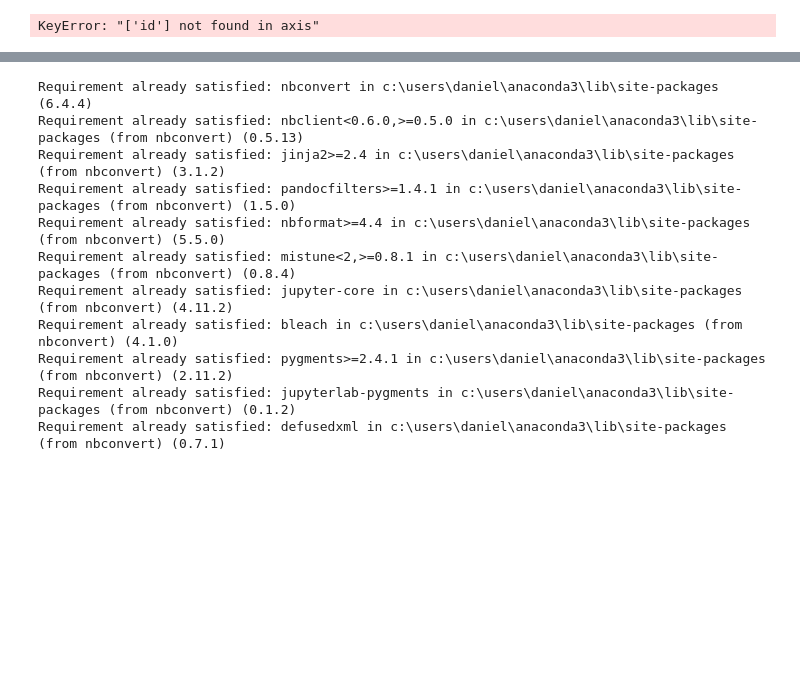
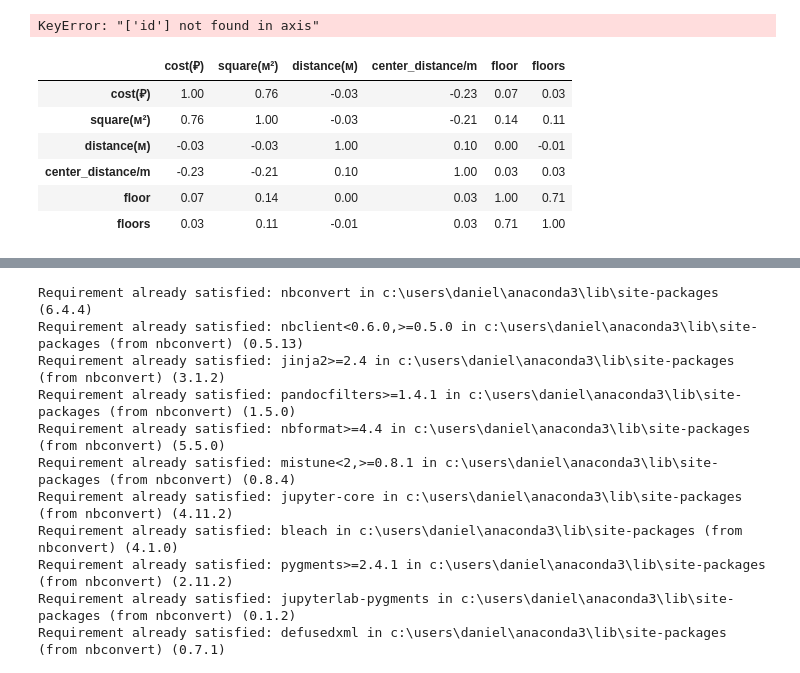
Before and after one commit to Gabuchev/Apartments-in-Moscow---The-simplest-recommendation-system, a Jupyter notebook: Rec.Sys.ipynb, the cells around one changed output, grey strips where cells are left out. Cells and saved outputs as stored; diff of their text form; code cells hidden in the pictures; blank space fills up the shorter version.

```diff
--- a/Rec.Sys.ipynb
+++ b/Rec.Sys.ipynb
@@ -1128,3 +1128,19 @@ Metro_encoders.head (5)
 Data = pd.concat([df, Metro_encoders], axis=1)
 Data.head(5)
 Data.to_csv(r'C:\Users\Daniel\project university\Csv_to_html\Metro_encoders.csv', index=False)
+# %%
+#Визуализация
+import pandas as pd
+df_simple = pd.read_csv(r'C:\Users\Daniel\project university\Csv_to_html\ClassSave\DFProcessCost2.csv')
+df_simple = df_simple.drop(columns='Metro_encoders')
+df_simple = df_simple.drop(columns='cost_for_meter(₽)')
+corr_matrix = df_simple.corr().round(2)
+corr_matrix
+# %% [output]
+|  | cost(₽) | square(м²) | distance(м) | center_distance/m | floor | floors |
+| cost(₽) | 1.00 | 0.76 | -0.03 | -0.23 | 0.07 | 0.03 |
+| square(м²) | 0.76 | 1.00 | -0.03 | -0.21 | 0.14 | 0.11 |
+| distance(м) | -0.03 | -0.03 | 1.00 | 0.10 | 0.00 | -0.01 |
+| center_distance/m | -0.23 | -0.21 | 0.10 | 1.00 | 0.03 | 0.03 |
+| floor | 0.07 | 0.14 | 0.00 | 0.03 | 1.00 | 0.71 |
+| floors | 0.03 | 0.11 | -0.01 | 0.03 | 0.71 | 1.00 |
```
Also changed, not shown: parts of 2 cells of this notebook.
